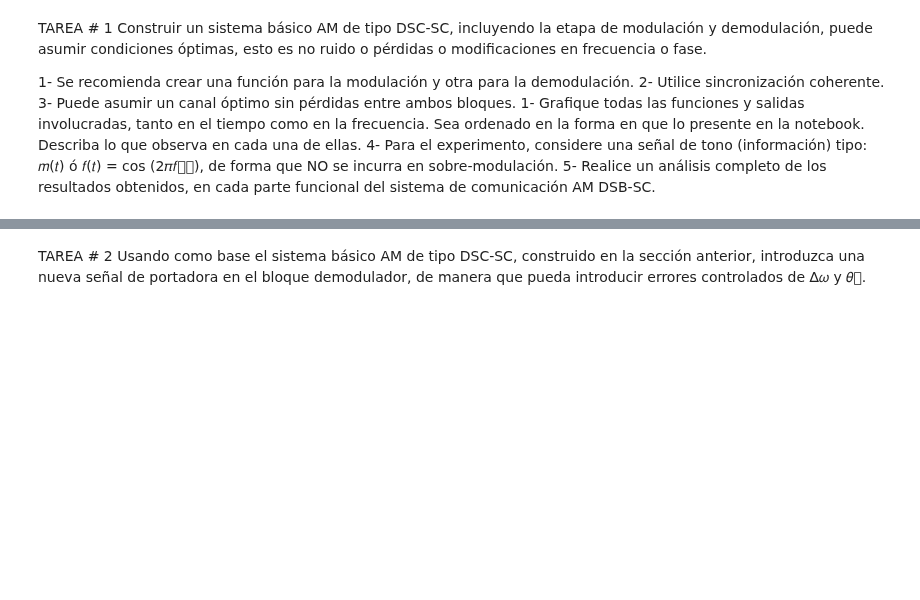
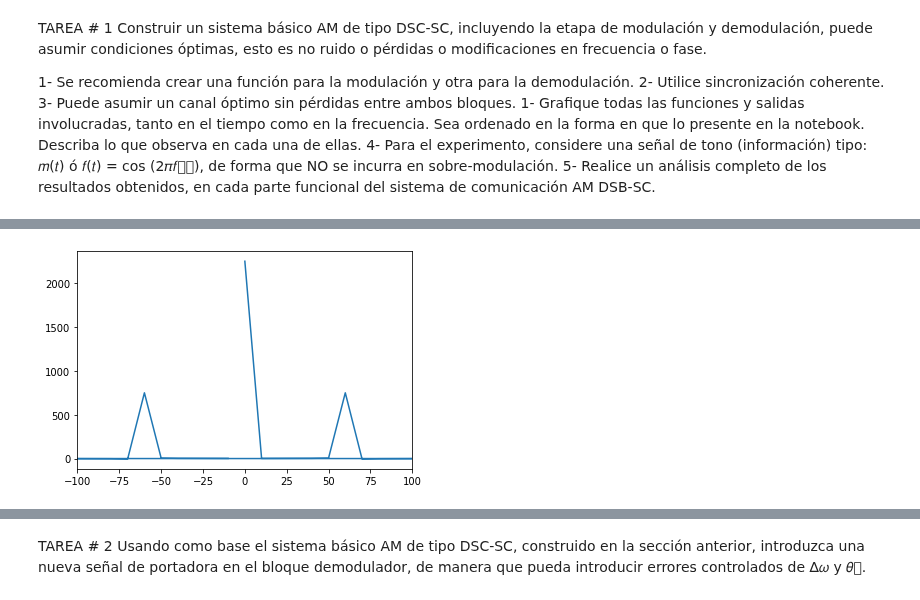
Before and after one commit to ChristopherMoralesA/Lab-Tarea-2, a Jupyter notebook: Notebook_Lab-Proyecto_2.ipynb, the cells around one changed output, grey strips where cells are left out. Cells and saved outputs as stored; diff of their text form; code cells hidden in the pictures; blank space fills up the shorter version.

Commit message:
Fixed functions and FFT func

```diff
--- a/Notebook_Lab-Proyecto_2.ipynb
+++ b/Notebook_Lab-Proyecto_2.ipynb
@@ -36,2 +39,14 @@ m = mt(t,fm,Am)
+# %%
+#Se crea funcion para FFT
+def plotfft(func,lim):
+    F = fft(func)
+    tf = fftfreq(samples, t_samples)
+    plt.xlim(-lim,lim)
+    plt.plot(tf, F)
+    return tf,F
+
+Mtf, M = plotfft(m,100)
+# %% [output]
+[figure, added]
 # %%
 #Creación de la señal portadora con frecuencia de 2.4GHz
```
Also changed, not shown: parts of 7 cells of this notebook.
